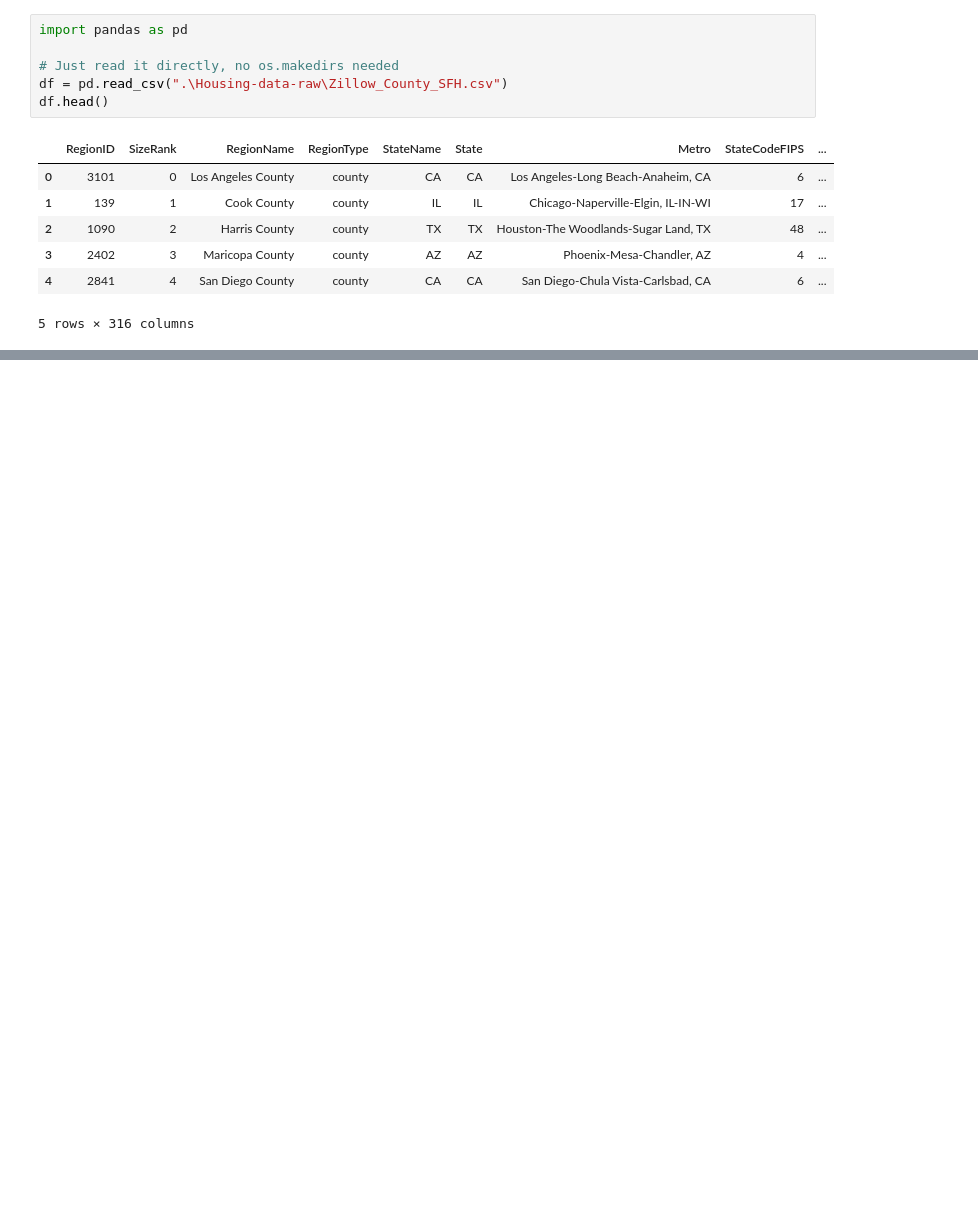
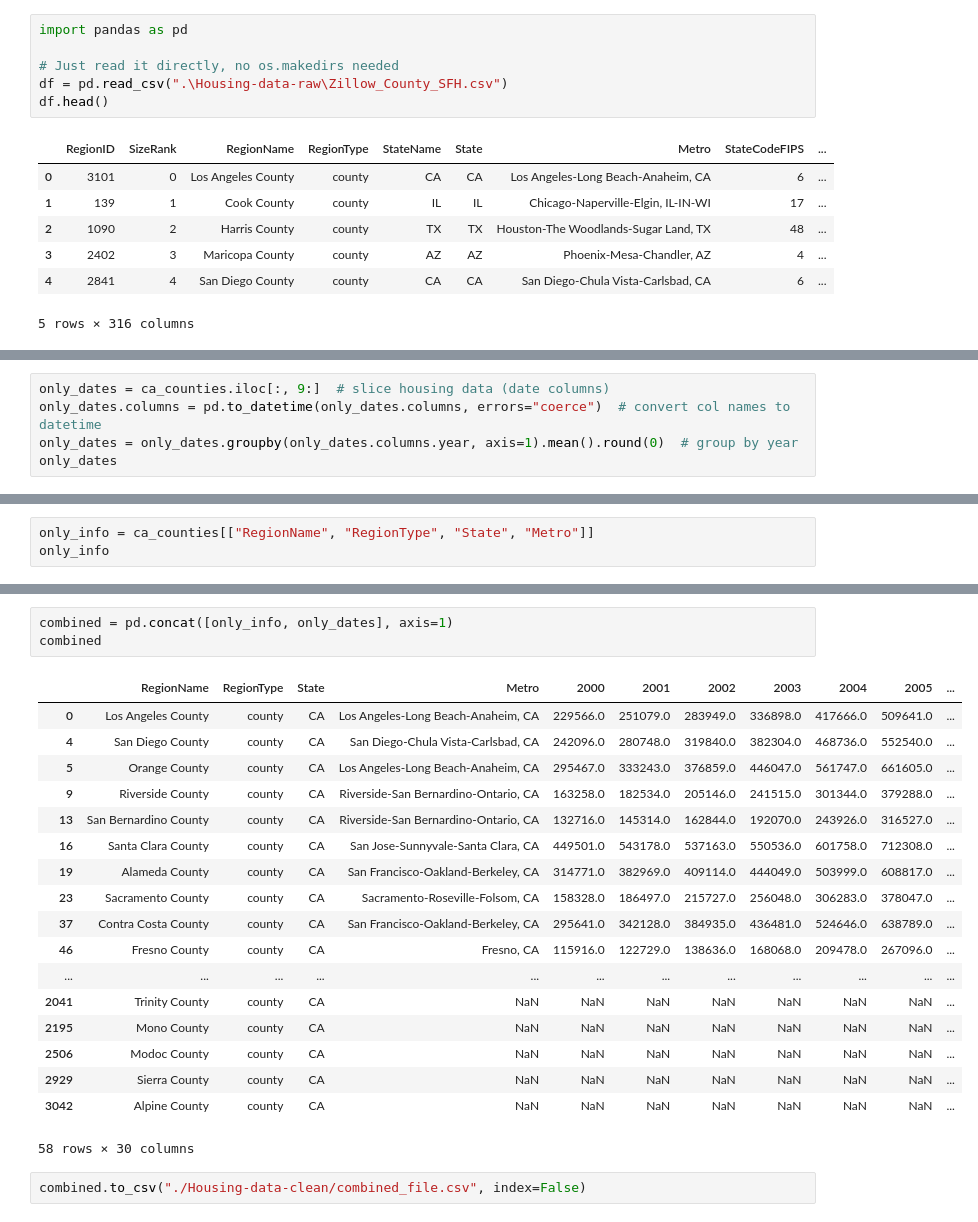
Before and after one commit to MarkBish24/housing-cost-industry-type-correlation, a Jupyter notebook: data-cleaning/Housing-data.ipynb, the cells around one changed output, grey strips where cells are left out. Cells and saved outputs as stored; diff of their text form; blank space fills up the shorter version.

Commit message:
completed housing data

```diff
--- a/data-cleaning/Housing-data.ipynb
+++ b/data-cleaning/Housing-data.ipynb
@@ -16,0 +37,5 @@ ca_counties = df[df["State"] == "CA"]
+# %%
+only_dates = ca_counties.iloc[:, 9:]  # slice housing data (date columns)
+only_dates.columns = pd.to_datetime(only_dates.columns, errors="coerce")  # convert col names to datetime
+only_dates = only_dates.groupby(only_dates.columns.year, axis=1).mean().round(0)  # group by year
+only_dates
@@ -16,0 +61,3 @@ ca_counties = df[df["State"] == "CA"]
+# %%
+only_info = ca_counties[["RegionName", "RegionType", "State", "Metro"]]
+only_info
@@ -16,0 +82,24 @@ ca_counties = df[df["State"] == "CA"]
+# %%
+combined = pd.concat([only_info, only_dates], axis=1)
+combined
+# %% [output]
+|  | RegionName | RegionType | State | Metro | 2000 | 2001 | 2002 | 2003 | 2004 | 2005 | ... |
+| 0 | Los Angeles County | county | CA | Los Angeles-Long Beach-Anaheim, CA | 229566.0 | 251079.0 | 283949.0 | 336898.0 | 417666.0 | 509641.0 | ... |
+| 4 | San Diego County | county | CA | San Diego-Chula Vista-Carlsbad, CA | 242096.0 | 280748.0 | 319840.0 | 382304.0 | 468736.0 | 552540.0 | ... |
+| 5 | Orange County | county | CA | Los Angeles-Long Beach-Anaheim, CA | 295467.0 | 333243.0 | 376859.0 | 446047.0 | 561747.0 | 661605.0 | ... |
+| 9 | Riverside County | county | CA | Riverside-San Bernardino-Ontario, CA | 163258.0 | 182534.0 | 205146.0 | 241515.0 | 301344.0 | 379288.0 | ... |
+| 13 | San Bernardino County | county | CA | Riverside-San Bernardino-Ontario, CA | 132716.0 | 145314.0 | 162844.0 | 192070.0 | 243926.0 | 316527.0 | ... |
+| 16 | Santa Clara County | county | CA | San Jose-Sunnyvale-Santa Clara, CA | 449501.0 | 543178.0 | 537163.0 | 550536.0 | 601758.0 | 712308.0 | ... |
+| 19 | Alameda County | county | CA | San Francisco-Oakland-Berkeley, CA | 314771.0 | 382969.0 | 409114.0 | 444049.0 | 503999.0 | 608817.0 | ... |
+| 23 | Sacramento County | county | CA | Sacramento-Roseville-Folsom, CA | 158328.0 | 186497.0 | 215727.0 | 256048.0 | 306283.0 | 378047.0 | ... |
+| 37 | Contra Costa County | county | CA | San Francisco-Oakland-Berkeley, CA | 295641.0 | 342128.0 | 384935.0 | 436481.0 | 524646.0 | 638789.0 | ... |
+| 46 | Fresno County | county | CA | Fresno, CA | 115916.0 | 122729.0 | 138636.0 | 168068.0 | 209478.0 | 267096.0 | ... |
+| ... | ... | ... | ... | ... | ... | ... | ... | ... | ... | ... | ... |
+| 2041 | Trinity County | county | CA | NaN | NaN | NaN | NaN | NaN | NaN | NaN | ... |
+| 2195 | Mono County | county | CA | NaN | NaN | NaN | NaN | NaN | NaN | NaN | ... |
+| 2506 | Modoc County | county | CA | NaN | NaN | NaN | NaN | NaN | NaN | NaN | ... |
+| 2929 | Sierra County | county | CA | NaN | NaN | NaN | NaN | NaN | NaN | NaN | ... |
+| 3042 | Alpine County | county | CA | NaN | NaN | NaN | NaN | NaN | NaN | NaN | ... |
+58 rows × 30 columns
+# %%
+combined.to_csv("./Housing-data-clean/combined_file.csv", index=False)
```
Also changed, not shown: parts of 3 cells of this notebook, 2 other files.
